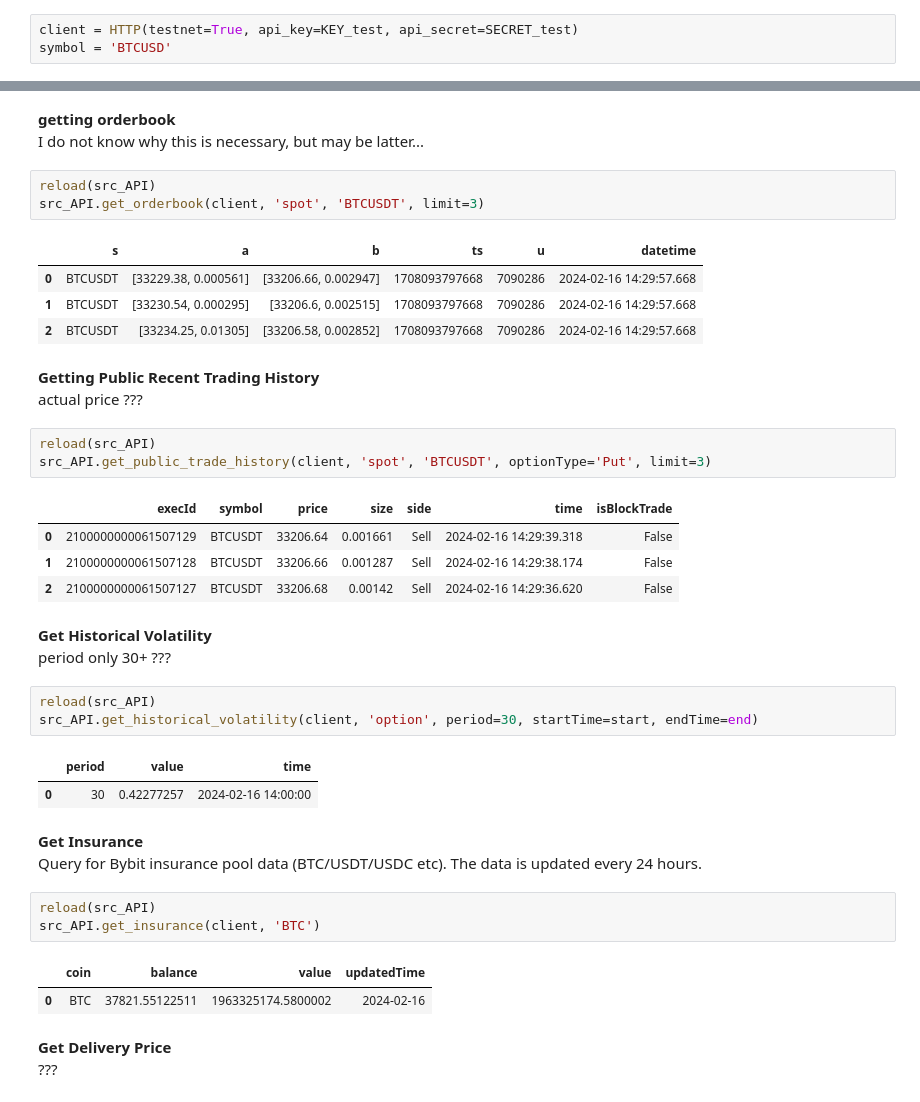
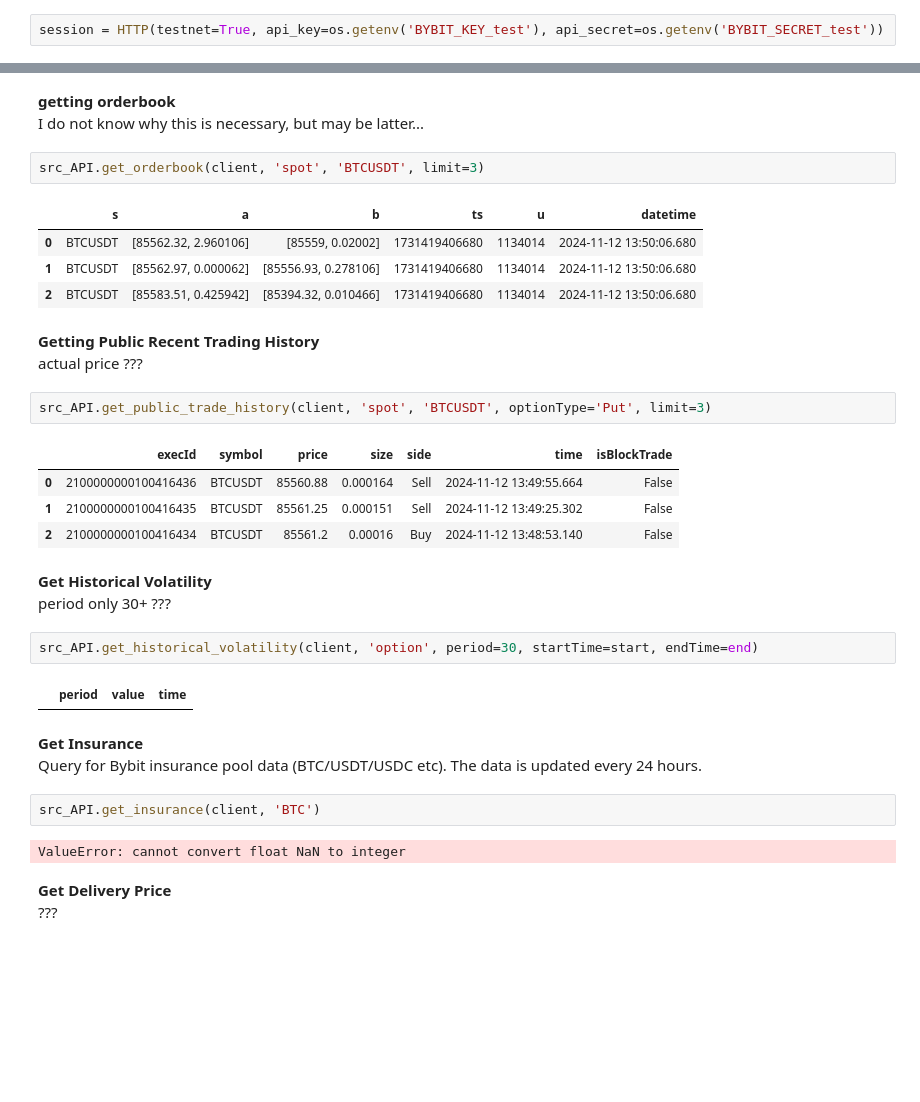
Before and after one commit to SorokaD/BTC_pet, a Jupyter notebook: artefacts/notebooks/bybit_api.ipynb, the cells around one changed output, grey strips where cells are left out. Cells and saved outputs as stored; diff of their text form; blank space fills up the shorter version.

```diff
--- a/artefacts/notebooks/bybit_api.ipynb
+++ b/artefacts/notebooks/bybit_api.ipynb
@@ -18,5 +25,4 @@ reload(src_API)
 # %% [markdown]
 __getting client__
 # %%
-client = HTTP(testnet=True, api_key=KEY_test, api_secret=SECRET_test)
-symbol = 'BTCUSD'
+session = HTTP(testnet=True, api_key=os.getenv('BYBIT_KEY_test'), api_secret=os.getenv('BYBIT_SECRET_test'))
@@ -96,42 +347,36 @@ src_API.get_premium_index_price_kline(client, 'linear', 'BTCUSD', 1, start=start
 __getting orderbook__
 I do not know why this is necessary, but may be latter...
 # %%
-reload(src_API)
 src_API.get_orderbook(client, 'spot', 'BTCUSDT', limit=3)
 # %% [output]
 |  | s | a | b | ts | u | datetime |
-| 0 | BTCUSDT | [33229.38, 0.000561] | [33206.66, 0.002947] | 1708093797668 | 7090286 | 2024-02-16 14:29:57.668 |
-| 1 | BTCUSDT | [33230.54, 0.000295] | [33206.6, 0.002515] | 1708093797668 | 7090286 | 2024-02-16 14:29:57.668 |
-| 2 | BTCUSDT | [33234.25, 0.01305] | [33206.58, 0.002852] | 1708093797668 | 7090286 | 2024-02-16 14:29:57.668 |
+| 0 | BTCUSDT | [85562.32, 2.960106] | [85559, 0.02002] | 1731419406680 | 1134014 | 2024-11-12 13:50:06.680 |
+| 1 | BTCUSDT | [85562.97, 0.000062] | [85556.93, 0.278106] | 1731419406680 | 1134014 | 2024-11-12 13:50:06.680 |
+| 2 | BTCUSDT | [85583.51, 0.425942] | [85394.32, 0.010466] | 1731419406680 | 1134014 | 2024-11-12 13:50:06.680 |
 # %% [markdown]
 __Getting Public Recent Trading History__
 actual price ???
 # %%
-reload(src_API)
 src_API.get_public_trade_history(client, 'spot', 'BTCUSDT', optionType='Put', limit=3)
 # %% [output]
 |  | execId | symbol | price | size | side | time | isBlockTrade |
-| 0 | 2100000000061507129 | BTCUSDT | 33206.64 | 0.001661 | Sell | 2024-02-16 14:29:39.318 | False |
-| 1 | 2100000000061507128 | BTCUSDT | 33206.66 | 0.001287 | Sell | 2024-02-16 14:29:38.174 | False |
-| 2 | 2100000000061507127 | BTCUSDT | 33206.68 | 0.00142 | Sell | 2024-02-16 14:29:36.620 | False |
+| 0 | 2100000000100416436 | BTCUSDT | 85560.88 | 0.000164 | Sell | 2024-11-12 13:49:55.664 | False |
+| 1 | 2100000000100416435 | BTCUSDT | 85561.25 | 0.000151 | Sell | 2024-11-12 13:49:25.302 | False |
+| 2 | 2100000000100416434 | BTCUSDT | 85561.2 | 0.00016 | Buy | 2024-11-12 13:48:53.140 | False |
 # %% [markdown]
 __Get Historical Volatility__
 period only 30+ ???
 # %%
-reload(src_API)
 src_API.get_historical_volatility(client, 'option', period=30, startTime=start, endTime=end)
 # %% [output]
 |  | period | value | time |
-| 0 | 30 | 0.42277257 | 2024-02-16 14:00:00 |
 # %% [markdown]
 __Get Insurance__
 Query for Bybit insurance pool data (BTC/USDT/USDC etc). The data is updated every 24 hours.
 # %%
-reload(src_API)
 src_API.get_insurance(client, 'BTC')
 # %% [output]
-|  | coin | balance | value | updatedTime |
-| 0 | BTC | 37821.55122511 | 1963325174.5800002 | 2024-02-16 |
+ValueError: cannot convert float NaN to integer
 # %% [markdown]
 __Get Delivery Price__
 ???
```
Also changed, not shown: parts of 22 cells of this notebook, 24 other files.
